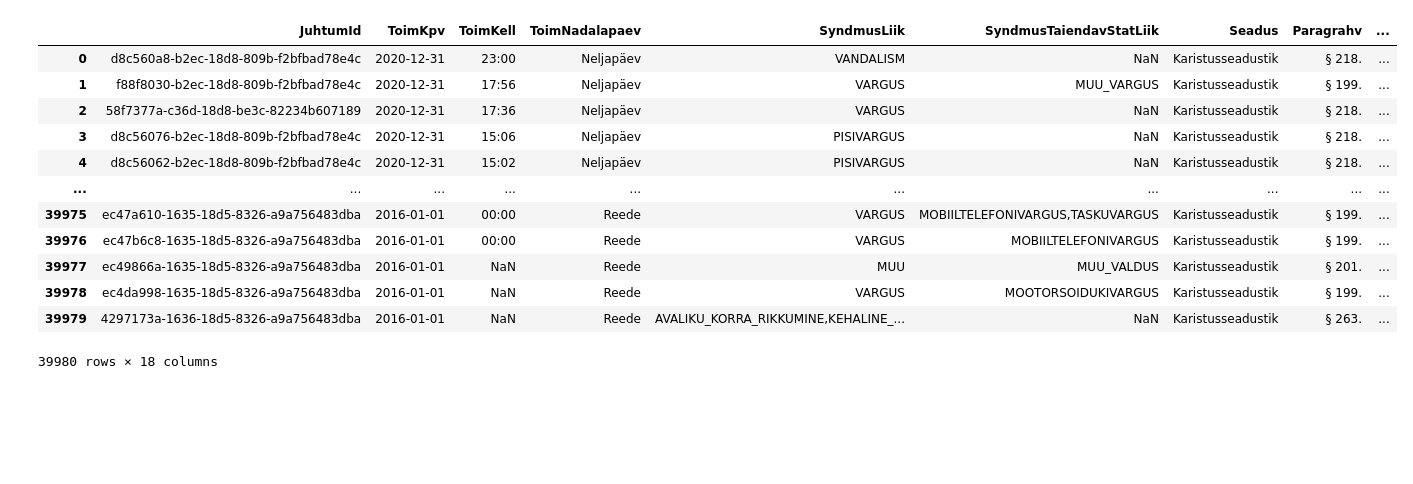
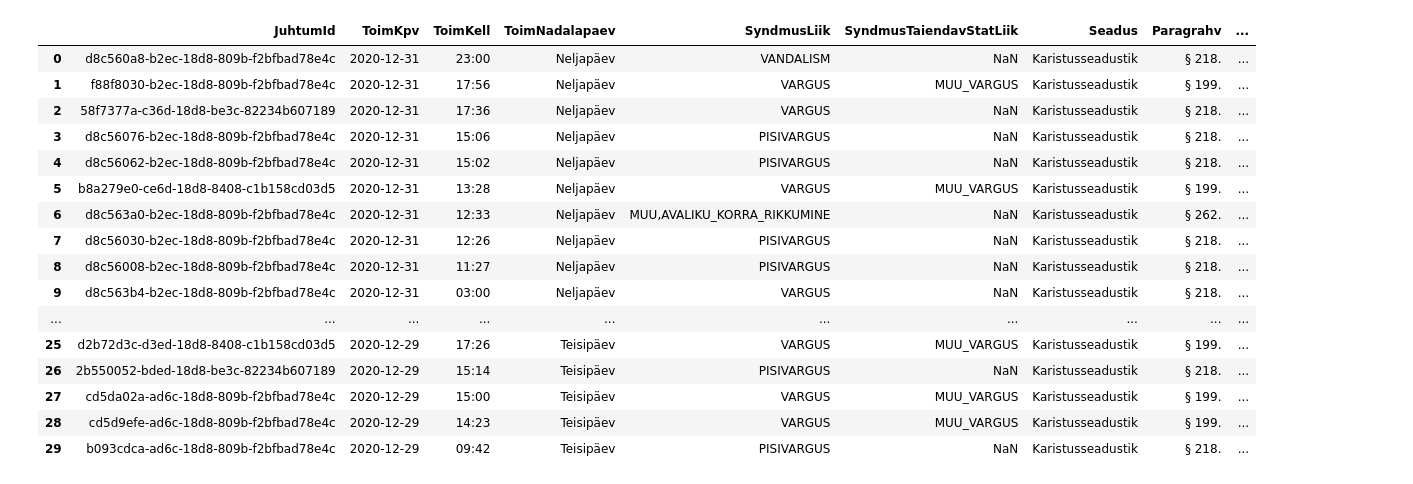
Before and after one commit to regitaluukas/IDS_C3, a Jupyter notebook: project.ipynb, the cells around one changed output. Drawn from its saved outputs; the diff is of its cells as text; code cells hidden in the pictures; blank space fills up the shorter version.

Commit message:
data cleaning

```diff
--- a/project.ipynb
+++ b/project.ipynb
@@ -4,18 +4,22 @@ import pandas as pd
 # %%
 data = pd.read_csv("avalik_2.csv", sep="\t")
 # %%
-data
+data.head(30)
 # %% [output]
 |  | JuhtumId | ToimKpv | ToimKell | ToimNadalapaev | SyndmusLiik | SyndmusTaiendavStatLiik | Seadus | Paragrahv | ... |
 | 0 | d8c560a8-b2ec-18d8-809b-f2bfbad78e4c | 2020-12-31 | 23:00 | Neljapäev | VANDALISM | NaN | Karistusseadustik | § 218. | ... |
 | 1 | f88f8030-b2ec-18d8-809b-f2bfbad78e4c | 2020-12-31 | 17:56 | Neljapäev | VARGUS | MUU_VARGUS | Karistusseadustik | § 199. | ... |
 | 2 | 58f7377a-c36d-18d8-be3c-82234b607189 | 2020-12-31 | 17:36 | Neljapäev | VARGUS | NaN | Karistusseadustik | § 218. | ... |
 | 3 | d8c56076-b2ec-18d8-809b-f2bfbad78e4c | 2020-12-31 | 15:06 | Neljapäev | PISIVARGUS | NaN | Karistusseadustik | § 218. | ... |
 | 4 | d8c56062-b2ec-18d8-809b-f2bfbad78e4c | 2020-12-31 | 15:02 | Neljapäev | PISIVARGUS | NaN | Karistusseadustik | § 218. | ... |
+| 5 | b8a279e0-ce6d-18d8-8408-c1b158cd03d5 | 2020-12-31 | 13:28 | Neljapäev | VARGUS | MUU_VARGUS | Karistusseadustik | § 199. | ... |
+| 6 | d8c563a0-b2ec-18d8-809b-f2bfbad78e4c | 2020-12-31 | 12:33 | Neljapäev | MUU,AVALIKU_KORRA_RIKKUMINE | NaN | Karistusseadustik | § 262. | ... |
+| 7 | d8c56030-b2ec-18d8-809b-f2bfbad78e4c | 2020-12-31 | 12:26 | Neljapäev | PISIVARGUS | NaN | Karistusseadustik | § 218. | ... |
+| 8 | d8c56008-b2ec-18d8-809b-f2bfbad78e4c | 2020-12-31 | 11:27 | Neljapäev | PISIVARGUS | NaN | Karistusseadustik | § 218. | ... |
+| 9 | d8c563b4-b2ec-18d8-809b-f2bfbad78e4c | 2020-12-31 | 03:00 | Neljapäev | VARGUS | NaN | Karistusseadustik | § 218. | ... |
 | ... | ... | ... | ... | ... | ... | ... | ... | ... | ... |
-| 39975 | ec47a610-1635-18d5-8326-a9a756483dba | 2016-01-01 | 00:00 | Reede | VARGUS | MOBIILTELEFONIVARGUS,TASKUVARGUS | Karistusseadustik | § 199. | ... |
-| 39976 | ec47b6c8-1635-18d5-8326-a9a756483dba | 2016-01-01 | 00:00 | Reede | VARGUS | MOBIILTELEFONIVARGUS | Karistusseadustik | § 199. | ... |
-| 39977 | ec49866a-1635-18d5-8326-a9a756483dba | 2016-01-01 | NaN | Reede | MUU | MUU_VALDUS | Karistusseadustik | § 201. | ... |
-| 39978 | ec4da998-1635-18d5-8326-a9a756483dba | 2016-01-01 | NaN | Reede | VARGUS | MOOTORSOIDUKIVARGUS | Karistusseadustik | § 199. | ... |
-| 39979 | 4297173a-1636-18d5-8326-a9a756483dba | 2016-01-01 | NaN | Reede | AVALIKU_KORRA_RIKKUMINE,KEHALINE_... | NaN | Karistusseadustik | § 263. | ... |
+| 25 | d2b72d3c-d3ed-18d8-8408-c1b158cd03d5 | 2020-12-29 | 17:26 | Teisipäev | VARGUS | MUU_VARGUS | Karistusseadustik | § 199. | ... |
+| 26 | 2b550052-bded-18d8-be3c-82234b607189 | 2020-12-29 | 15:14 | Teisipäev | PISIVARGUS | NaN | Karistusseadustik | § 218. | ... |
+| 27 | cd5da02a-ad6c-18d8-809b-f2bfbad78e4c | 2020-12-29 | 15:00 | Teisipäev | VARGUS | MUU_VARGUS | Karistusseadustik | § 199. | ... |
+| 28 | cd5d9efe-ad6c-18d8-809b-f2bfbad78e4c | 2020-12-29 | 14:23 | Teisipäev | VARGUS | MUU_VARGUS | Karistusseadustik | § 199. | ... |
+| 29 | b093cdca-ad6c-18d8-809b-f2bfbad78e4c | 2020-12-29 | 09:42 | Teisipäev | PISIVARGUS | NaN | Karistusseadustik | § 218. | ... |
-39980 rows × 18 columns
```
Also changed, not shown: parts of 2 cells of this notebook.
